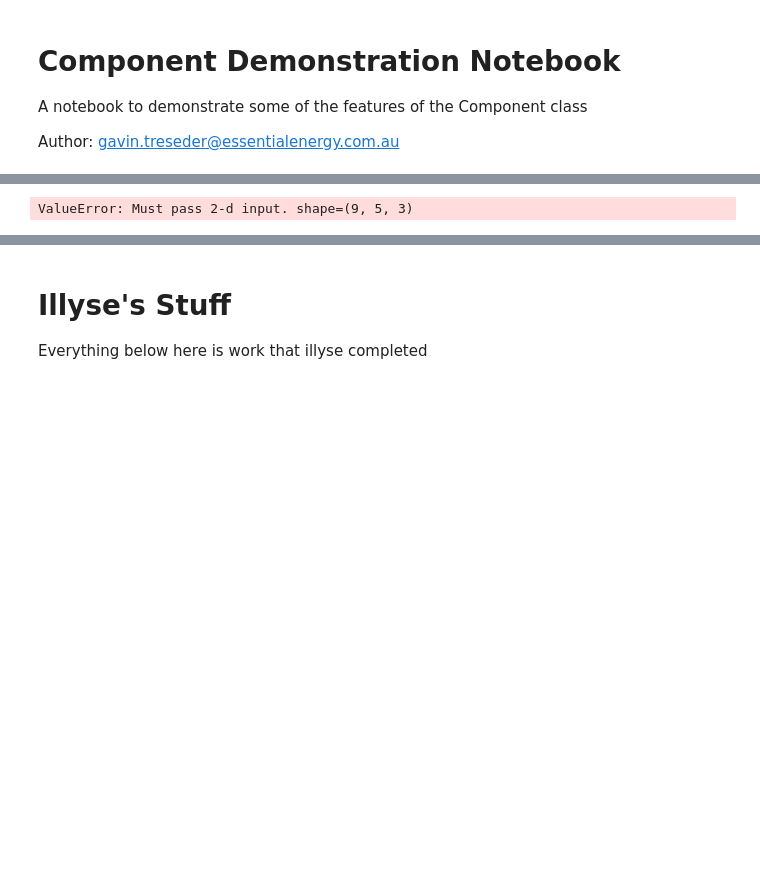
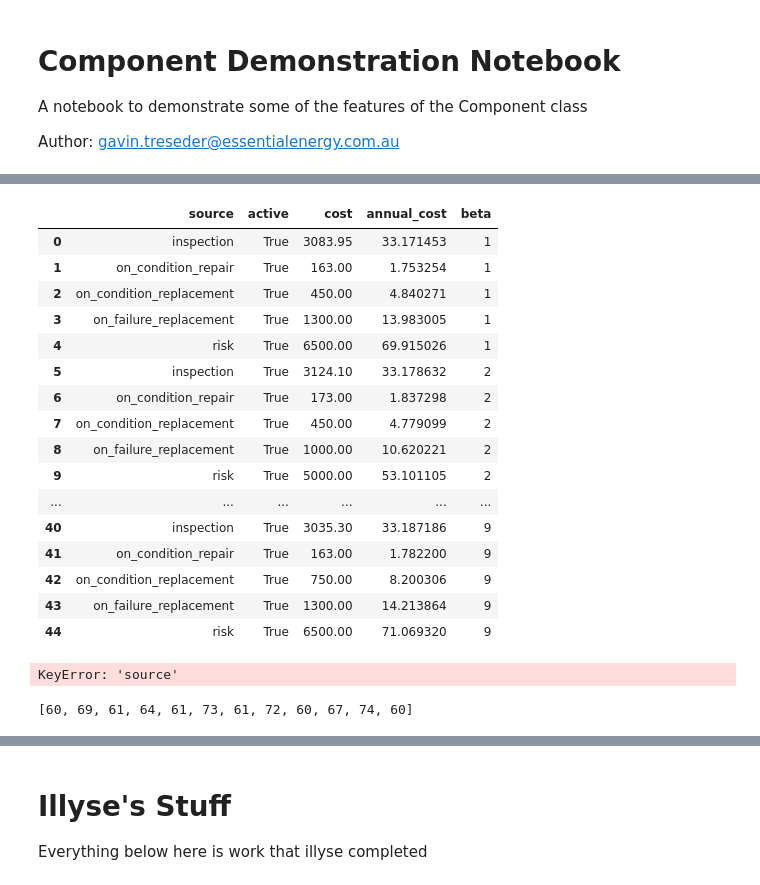
Before and after one commit to gavintreseder/pof, a Jupyter notebook: notebooks/component.ipynb, the cells around one changed output, grey strips where cells are left out. Drawn from its saved outputs; the diff is of its cells as text; code cells hidden in the pictures; blank space fills up the shorter version.

```diff
--- a/notebooks/component.ipynb
+++ b/notebooks/component.ipynb
@@ -43,5 +43,22 @@ df
 1818 rows × 9 columns
 # %%
-df, df_active = comp.expected_sensitivity(var_name = 'comp-fm-random-dists-untreated-beta', lower=1, upper=10)
+df = comp.expected_sensitivity(var_name = 'comp-fm-random-dists-untreated-beta', lower=1, upper=10)
+df
 # %% [output]
-ValueError: Must pass 2-d input. shape=(9, 5, 3)
+|  | source | active | cost | annual_cost | beta |
+| 0 | inspection | True | 3083.95 | 33.171453 | 1 |
+| 1 | on_condition_repair | True | 163.00 | 1.753254 | 1 |
+| 2 | on_condition_replacement | True | 450.00 | 4.840271 | 1 |
+| 3 | on_failure_replacement | True | 1300.00 | 13.983005 | 1 |
+| 4 | risk | True | 6500.00 | 69.915026 | 1 |
+| 5 | inspection | True | 3124.10 | 33.178632 | 2 |
+| 6 | on_condition_repair | True | 173.00 | 1.837298 | 2 |
+| 7 | on_condition_replacement | True | 450.00 | 4.779099 | 2 |
+| 8 | on_failure_replacement | True | 1000.00 | 10.620221 | 2 |
+| 9 | risk | True | 5000.00 | 53.101105 | 2 |
+| ... | ... | ... | ... | ... | ... |
+| 40 | inspection | True | 3035.30 | 33.187186 | 9 |
+| 41 | on_condition_repair | True | 163.00 | 1.782200 | 9 |
+| 42 | on_condition_replacement | True | 750.00 | 8.200306 | 9 |
+| 43 | on_failure_replacement | True | 1300.00 | 14.213864 | 9 |
+| 44 | risk | True | 6500.00 | 71.069320 | 9 |
@@ -48,3 +101,12 @@ ValueError: Must pass 2-d input. shape=(9, 5, 3)
+# %%
+from pof.interface.figures import make_sensitivity_fig
+make_sensitivity_fig(comp, var_name = 'comp-fm-random-dists-untreated-beta', lower=1, upper=10)
+# %% [output]
+KeyError: 'source'
+# %%
+comp.expected_cf()
+# %% [output]
+[60, 69, 61, 64, 61, 73, 61, 72, 60, 67, 74, 60]
 # %%
 ff_cf = {}
 for fm in comp.fm.values():
```
Also changed, not shown: parts of 7 cells of this notebook, 9 other files.
